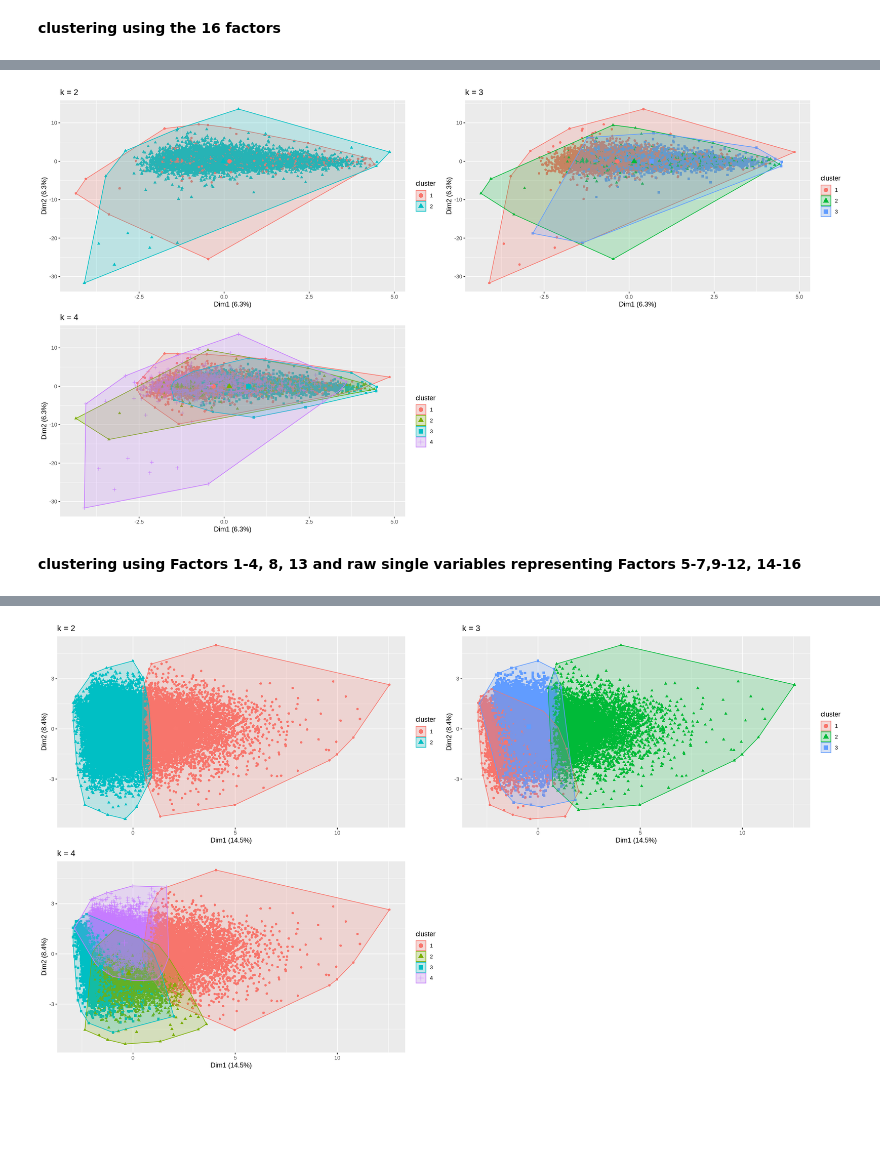
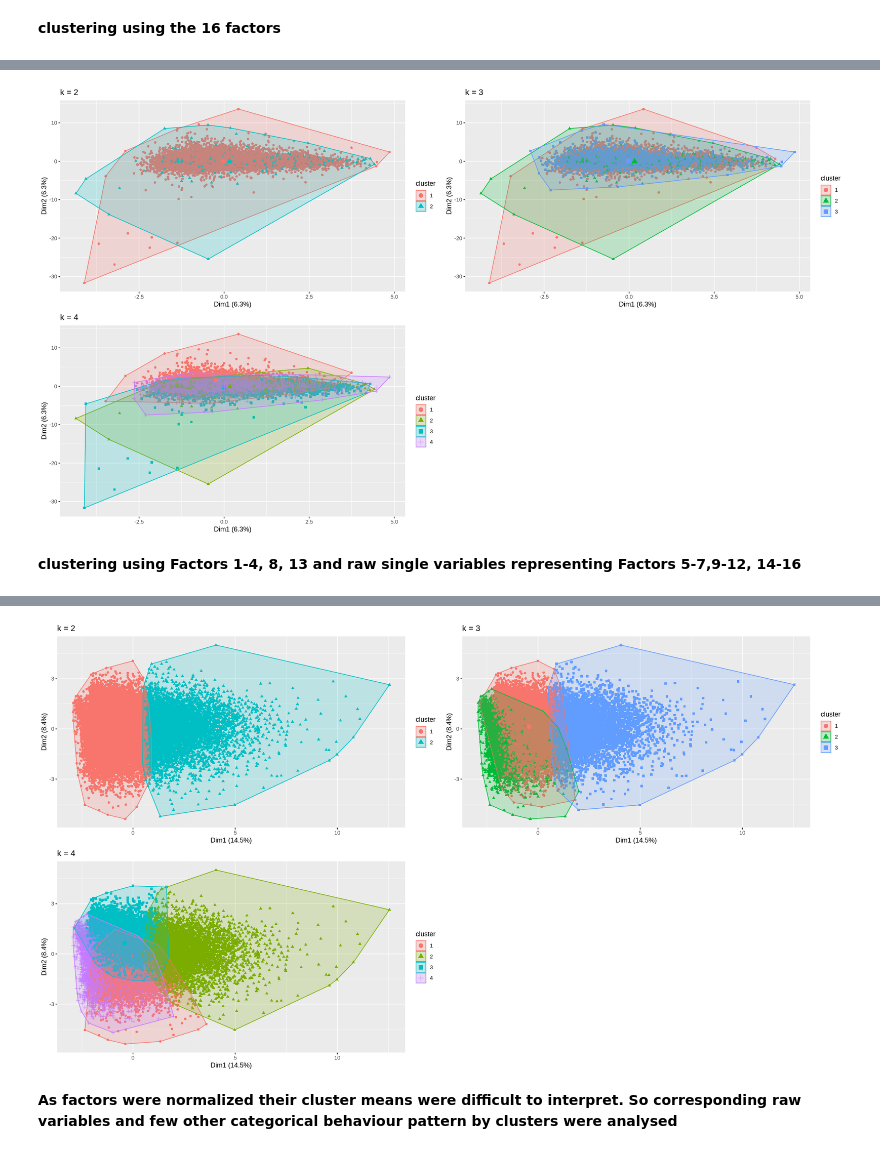
Before and after one commit to prakashsukhwal/Financial-Analytics-GARCH-Factor-Analysis-and-RNN-Models-, a Jupyter notebook: FA_sol_R.ipynb, the cells around one changed output, grey strips where cells are left out. Saved outputs shown, nothing was run; the diff lists cells and outputs as text; code cells hidden in the pictures; blank space fills up the shorter version.

```diff
--- a/FA_sol_R.ipynb
+++ b/FA_sol_R.ipynb
@@ -395,7 +413,7 @@ A matrix: 18 × 18 of type dbl
 | New.HH.Income | 5.743558e-01 | 1.999456e-01 | 2.941292e-01 | 2.380870e-02 | 1.933563e-01 | 1.953991e-01 | 7.487938e-03 | 1.057053e-01 | 1.708909e-01 | 1.639223e-01 | 1.312035e-01 | ... |
 | old.Income | 6.754194e-01 | 1.352077e-01 | 3.138821e-01 | -1.539036e-02 | 1.858666e-01 | 1.775800e-01 | 1.785181e-04 | 1.006507e-01 | 1.694983e-01 | 1.315984e-01 | 1.082888e-01 | ... |
 # %%
-dt_num_fa = dt_num_fa %>%
+dt_num_fa1 = dt_num_fa %>%
 dplyr::select(cols)
 # %% [markdown]
 **So at this stage** we are in a position to run regression. We have 31560 observations and only 16 independent variables to explore. So instead of 70:30 or 80:20 split we can do 50:50 split for train & test and will still have adequate observation 15780 (15780/16 = approx. 1000 observation to estimate each parameter) for training and remaining 15780 for testing.
@@ -555,18 +573,18 @@ A data.frame: 4 × 16
 # %%
 df = scale(dff)
 # checking for multiple possible K
-k2 <- kmeans(df, algorithm="Lloyd",centers = 2, nstart = 25,iter.max=200)
-k3 <- kmeans(df, algorithm="Lloyd",centers = 3, nstart = 25,iter.max=200)
-k4 <- kmeans(df, algorithm="Lloyd",centers = 4, nstart = 25,iter.max=200)
+k2 = kmeans(df, algorithm="Lloyd",centers = 2, nstart = 25,iter.max=200)
+k3 = kmeans(df, algorithm="Lloyd",centers = 3, nstart = 25,iter.max=200)
+k4 = kmeans(df, algorithm="Lloyd",centers = 4, nstart = 25,iter.max=200)
 
-# plots to compare
-p1 <- fviz_cluster(k2, geom = "point", data = df) + ggtitle("k = 2")
-p2 <- fviz_cluster(k3, geom = "point",  data = df) + ggtitle("k = 3")
-p3 <- fviz_cluster(k4, geom = "point",  data = df) + ggtitle("k = 4")
+# plots
+p1 = fviz_cluster(k2, geom = "point", data = df) + ggtitle("k = 2")
+p2 = fviz_cluster(k3, geom = "point",  data = df) + ggtitle("k = 3")
+p3 = fviz_cluster(k4, geom = "point",  data = df) + ggtitle("k = 4")
 
 grid.arrange(p1, p2, p3, nrow = 2)
 # %% [output]
-[figure, old version]
+[figure, new version]
 # %% [markdown]
 **clustering using Factors 1-4, 8, 13 and raw single variables representing Factors 5-7,9-12, 14-16**
 # %%
@@ -588,18 +606,20 @@ A data.frame: 4 × 16
 # %%
 df = scale(dff)
 # checking for multiple possible K
-k2 <- kmeans(df, algorithm="MacQueen",centers = 2, nstart = 25,iter.max=200)
-k3 <- kmeans(df, algorithm="MacQueen",centers = 3, nstart = 25,iter.max=200)
-k4 <- kmeans(df, algorithm="MacQueen",centers = 4, nstart = 25,iter.max=200)
+k2 = kmeans(df, algorithm="Lloyd",centers = 2, nstart = 25,iter.max=200)
+k3 = kmeans(df, algorithm="Lloyd",centers = 3, nstart = 25,iter.max=200)
+k4 = kmeans(df, algorithm="Lloyd",centers = 4, nstart = 25,iter.max=200)
 
 # plots to compare
-p1 <- fviz_cluster(k2, geom = "point", data = df) + ggtitle("k = 2")
-p2 <- fviz_cluster(k3, geom = "point",  data = df) + ggtitle("k = 3")
-p3 <- fviz_cluster(k4, geom = "point",  data = df) + ggtitle("k = 4")
+p1 = fviz_cluster(k2, geom = "point", data = df) + ggtitle("k = 2")
+p2 = fviz_cluster(k3, geom = "point",  data = df) + ggtitle("k = 3")
+p3 = fviz_cluster(k4, geom = "point",  data = df) + ggtitle("k = 4")
 
 grid.arrange(p1, p2, p3, nrow = 2)
 # %% [output]
-[figure, old version]
+[figure, new version]
+# %% [markdown]
+**As factors were normalized their cluster means were difficult to interpret. So corresponding raw variables and few other categorical behaviour pattern by clusters were analysed**
 # %%
 dff %>%
   mutate(Cluster = k3$cluster) %>%
```
Also changed, not shown: parts of 4 cells of this notebook.
